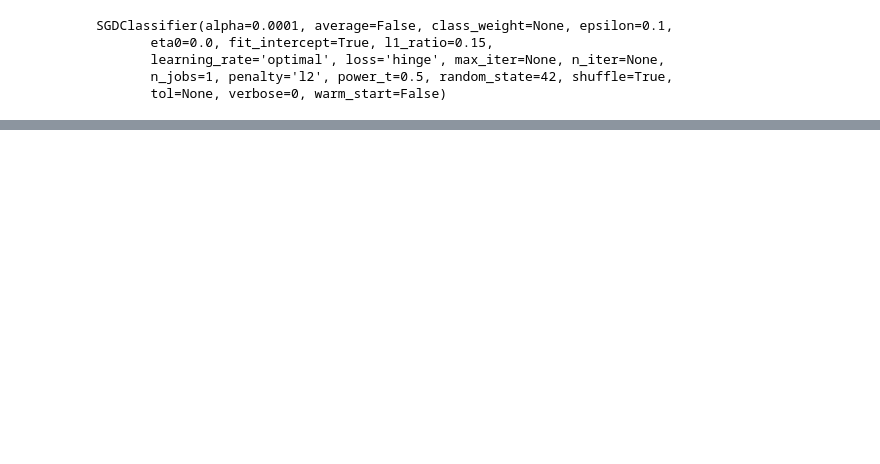
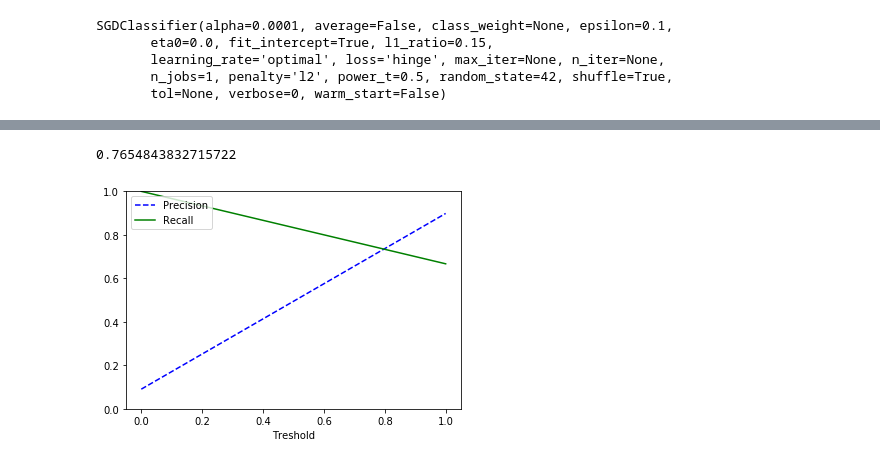
Before and after one commit to mateuszjancy/handson-ml, a Jupyter notebook: 02-Classification/ml.ipynb, the cells around one changed output, grey strips where cells are left out. Saved outputs shown, nothing was run; the diff lists cells and outputs as text; code cells hidden in the pictures; blank space fills up the shorter version.

```diff
--- a/02-Classification/ml.ipynb
+++ b/02-Classification/ml.ipynb
@@ -45,6 +45,6 @@ X_train, X_test, y_train, y_test = X[:600000], X[600000:], y[:600000], y[600000:
 # %%
 import numpy as np
 # %%
-shuffle_index = np.random.permutation(600000)
+shuffle_index = np.random.permutation(60000)
 # %%
 X_train, y_train = X_train[shuffle_index], y_train[shuffle_index]
@@ -91,0 +100,6 @@ array([[59167,  4520],
+# %%
+f1_score(y_train_5, y_train_5_pred)
+# %% [output]
+0.7654843832715722
+# %%
+y_scores = cross_val_predict(sgd_clf, X_train, y_train_5, cv=3)
@@ -91,0 +108,13 @@ array([[59167,  4520],
+# %%
+precisions, recalls, tresholds = precision_recall_curve(y_train_5, y_scores)
+# %%
+def plot_precision_recall_curve(precisions, recalls, tresholds):
+    plt.plot(tresholds, precisions[:-1], "b--", label="Precision")
+    plt.plot(tresholds, recalls[:-1], "g-", label="Recall")
+    plt.xlabel("Treshold")
+    plt.legend(loc="upper left")
+    plt.ylim([0,1])
+# %%
+plot_precision_recall_curve(precisions, recalls, tresholds)
+# %% [output]
+[figure, added]
```
Also changed, not shown: parts of 39 cells of this notebook.
